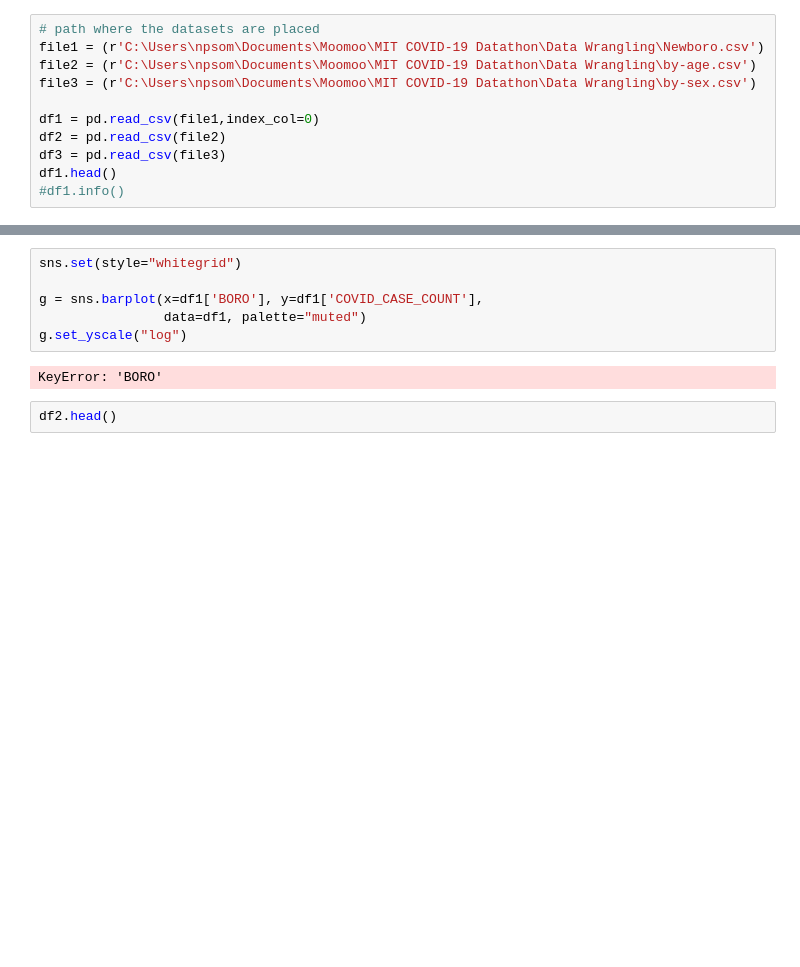
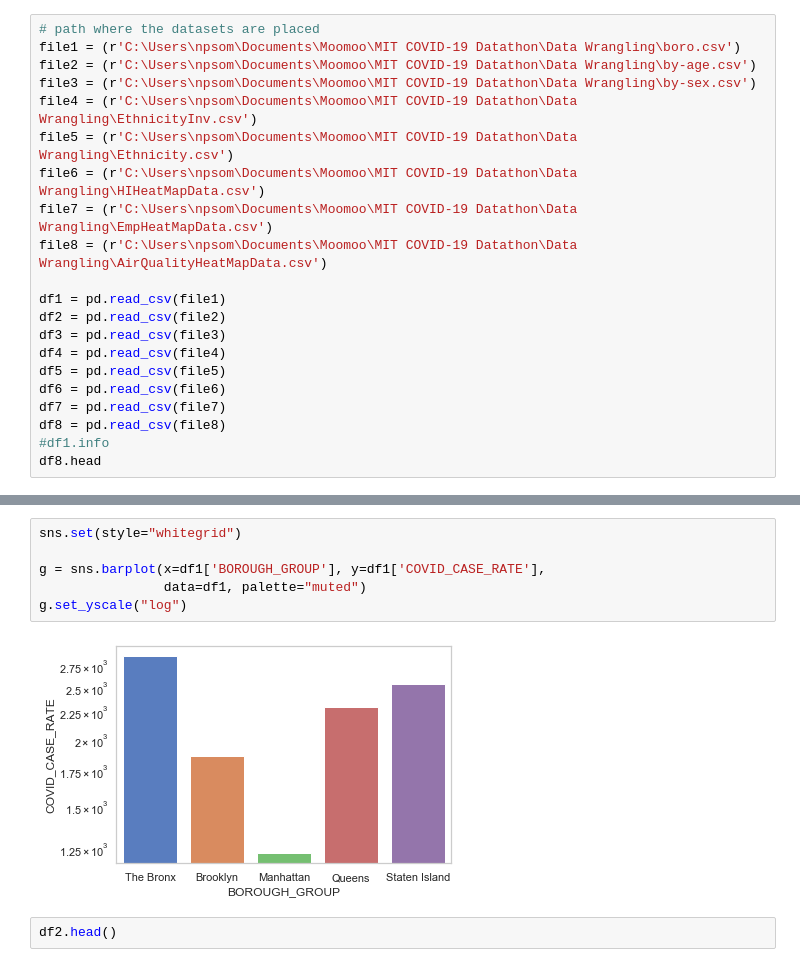
Before and after one commit to KruShahDS1/MEGACITY-NYC-COVID19-iMPACT, a Jupyter notebook: Data Visualization/NYC COVID-19.ipynb, the cells around one changed output, grey strips where cells are left out. Cells and saved outputs as stored; diff of their text form; blank space fills up the shorter version.

```diff
--- a/Data Visualization/NYC COVID-19.ipynb
+++ b/Data Visualization/NYC COVID-19.ipynb
@@ -7,12 +8,22 @@ import matplotlib.pyplot as plt
 # %%
 # path where the datasets are placed
-file1 = (r'C:\Users\npsom\Documents\Moomoo\MIT COVID-19 Datathon\Data Wrangling\Newboro.csv')
+file1 = (r'C:\Users\npsom\Documents\Moomoo\MIT COVID-19 Datathon\Data Wrangling\boro.csv')
 file2 = (r'C:\Users\npsom\Documents\Moomoo\MIT COVID-19 Datathon\Data Wrangling\by-age.csv')
 file3 = (r'C:\Users\npsom\Documents\Moomoo\MIT COVID-19 Datathon\Data Wrangling\by-sex.csv')
+file4 = (r'C:\Users\npsom\Documents\Moomoo\MIT COVID-19 Datathon\Data Wrangling\EthnicityInv.csv')
+file5 = (r'C:\Users\npsom\Documents\Moomoo\MIT COVID-19 Datathon\Data Wrangling\Ethnicity.csv')
+file6 = (r'C:\Users\npsom\Documents\Moomoo\MIT COVID-19 Datathon\Data Wrangling\HIHeatMapData.csv')
+file7 = (r'C:\Users\npsom\Documents\Moomoo\MIT COVID-19 Datathon\Data Wrangling\EmpHeatMapData.csv')
+file8 = (r'C:\Users\npsom\Documents\Moomoo\MIT COVID-19 Datathon\Data Wrangling\AirQualityHeatMapData.csv')
 
-df1 = pd.read_csv(file1,index_col=0)
+df1 = pd.read_csv(file1)
 df2 = pd.read_csv(file2)
 df3 = pd.read_csv(file3)
-df1.head()
-#df1.info()
+df4 = pd.read_csv(file4)
+df5 = pd.read_csv(file5)
+df6 = pd.read_csv(file6)
+df7 = pd.read_csv(file7)
+df8 = pd.read_csv(file8)
+#df1.info
+df8.head
 # %% [output]
@@ -26,11 +50,11 @@ df1.head()
 # %%
 sns.set(style="whitegrid")
 
-g = sns.barplot(x=df1['BORO'], y=df1['COVID_CASE_COUNT'],
+g = sns.barplot(x=df1['BOROUGH_GROUP'], y=df1['COVID_CASE_RATE'],
                 data=df1, palette="muted")
 g.set_yscale("log")
 # %% [output]
-KeyError: 'BORO'
+[figure, added]
 # %%
 df2.head()
 # %% [output]
```
Also changed, not shown: parts of 19 cells of this notebook.
